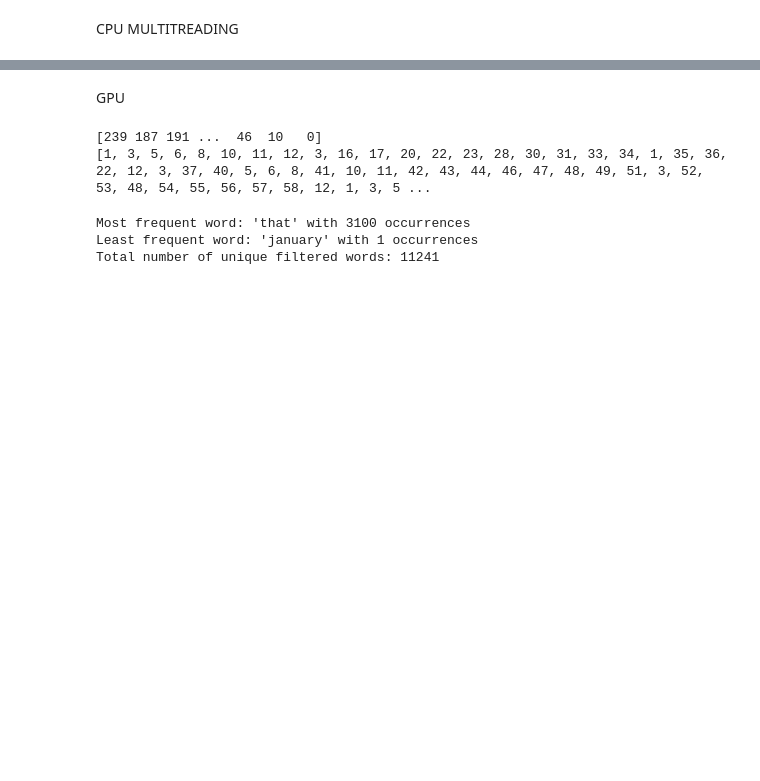
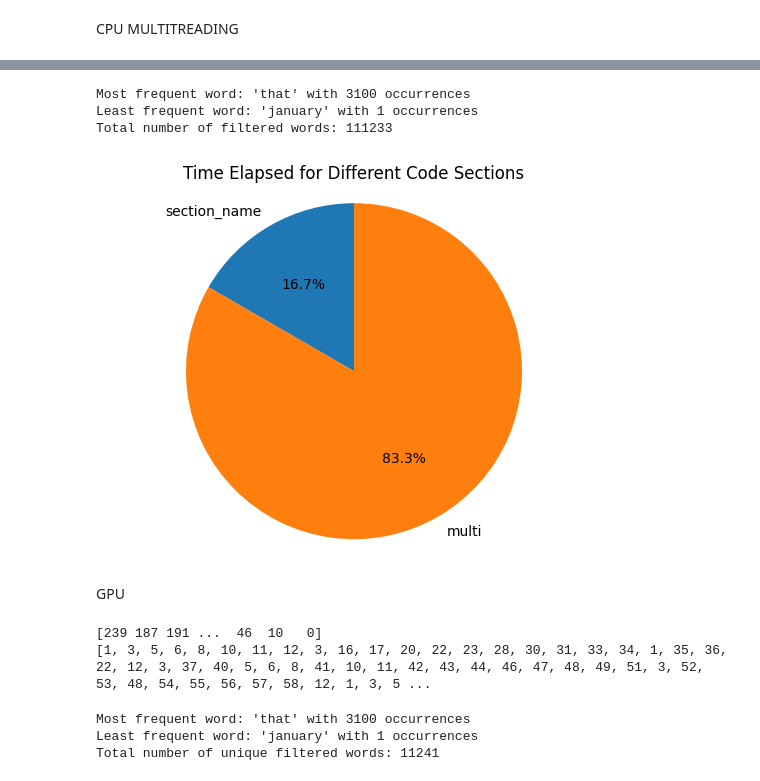
Before and after one commit to Fisev/PZP-Project, a Jupyter notebook: Project.ipynb, the cells around one changed output, grey strips where cells are left out. Saved outputs shown, nothing was run; the diff lists cells and outputs as text; code cells hidden in the pictures; blank space fills up the shorter version.

```diff
--- a/Project.ipynb
+++ b/Project.ipynb
@@ -162,3 +107,80 @@ Total number of filtered words: 113184
+# %%
+import multiprocessing
+from collections import Counter
+import re
+
+def process_chunk(chunk, stop_words, pattern, min_length, max_length):
+    """
+    Process a chunk of text: clean it, filter words, and count occurrences.
+    """
+    word_counts = Counter()
+    filtered_words = []
+
+    # Split the chunk into words and process each
+    words = chunk.split()
+    for word in words:
+        cleaned_word = pattern.sub('', word.lower())  # Clean and lowercase each word
+        if min_length <= len(cleaned_word) <= max_length and cleaned_word not in stop_words:
+            word_counts[cleaned_word] += 1
+            filtered_words.append(cleaned_word)
+
+    return word_counts, filtered_words
+
+def main():
+    try:
+
+        # Read the lullaby text
+        with open("data.txt", "r") as file:
+            f_lullaby = file.read()
+
+        # Read stop words and create a set for quick lookups
+        with open("stop_words.txt", "r") as file:
+            f_stopW = set(file.read().lower().split())
+        f_lullaby = pattern.sub(' ', f_lullaby)
+        # Split the text into chunks for multiprocessing
+        chunk_size = len(f_lullaby) // 2  # Divide text into equal-sized chunks
+        chunks = [f_lullaby[i:i+chunk_size] for i in range(0, len(f_lullaby), chunk_size)]
+
+        # Set up multiprocessing with 2 processes
+        with multiprocessing.Pool(2) as pool:
+            results = pool.starmap(
+                process_chunk,
+                [(chunk, f_stopW, pattern, min_length, max_length) for chunk in chunks]
+            )
+
+        # Combine results from all processes
+        total_word_counts = Counter()
+        all_filtered_words = []
+        for word_counts, filtered_words in results:
+            total_word_counts.update(word_counts)
+            all_filtered_words.extend(filtered_words)
+
+        # Get the most and least frequent words
+        most_frequent_word, most_frequent_count = max(
+            total_word_counts.items(), key=lambda x: x[1], default=(None, 0)
+        )
+        least_frequent_word, least_frequent_count = min(
+            total_word_counts.items(), key=lambda x: x[1], default=(None, 0)
+        )
+
+        # Total number of words after filtering
+        total_filtered_words = sum(total_word_counts.values())
+
+        # Print the results
+        print(f"Most frequent word: '{most_frequent_word}' with {most_frequent_count} occurrences")
+        print(f"Least frequent word: '{least_frequent_word}' with {least_frequent_count} occurrences")
+        print(f"Total number of filtered words: {total_filtered_words}")
+        update_pie_chart("multi", 0.5)
+    except Exception as e:
+        print(f"Reading failed: {e}")
+
+if __name__ == "__main__":
+    main()
+# %% [output]
+Most frequent word: 'that' with 3100 occurrences
+Least frequent word: 'january' with 1 occurrences
+Total number of filtered words: 111233
+[figure, added]
 # %% [markdown]
 GPU
 # %%
```
Also changed, not shown: parts of 3 cells of this notebook.
